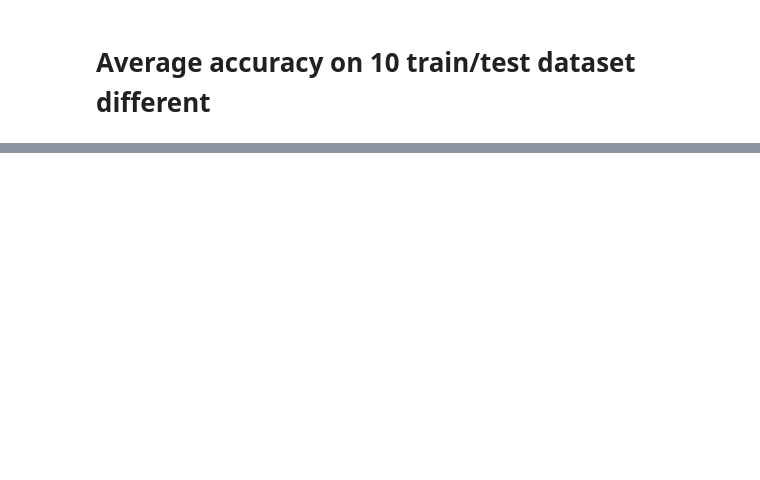
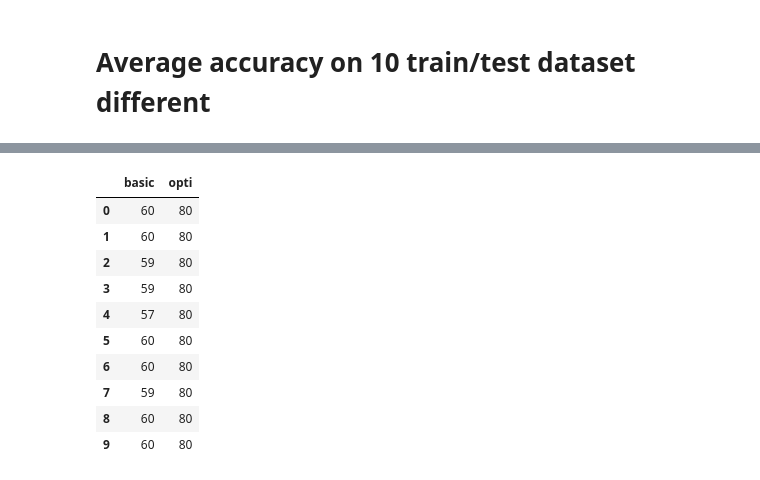
Before and after one commit to SandraVict0r/Morale-XGB-model, a Jupyter notebook: Notebook/RandomForest.ipynb, the cells around one changed output, grey strips where cells are left out. Cells and saved outputs as stored; diff of their text form; code cells hidden in the pictures; blank space fills up the shorter version.

```diff
--- a/Notebook/RandomForest.ipynb
+++ b/Notebook/RandomForest.ipynb
@@ -185,3 +216,19 @@ KeyboardInterrupt:
+# %%
+models_df = pd.DataFrame({'basic':[60,60,59,59,57,60,60,59,60,60],
+        'opti': [80,80,80,80,80,80,80,80,80,80] } )
+models_df
+# %% [output]
+|  | basic | opti |
+| 0 | 60 | 80 |
+| 1 | 60 | 80 |
+| 2 | 59 | 80 |
+| 3 | 59 | 80 |
+| 4 | 57 | 80 |
+| 5 | 60 | 80 |
+| 6 | 60 | 80 |
+| 7 | 59 | 80 |
+| 8 | 60 | 80 |
+| 9 | 60 | 80 |
 # %% [markdown]
 <a style='text-decoration:none;line-height:16px;display:flex;color:#5B5B62;padding:10px;justify-content:end;' href='https://deepnote.com?utm_source=created-in-deepnote-cell&projectId=df420847-9b7d-4085-bb2b-2d13083511fa' target="_blank">
 <img alt='Created in deepnote.com' style='display:inline;max-height:16px;margin:0px;margin-right:7.5px;' src='embedded-picture-1' > </img>
```
Also changed, not shown: parts of 9 cells of this notebook, 2 other files.
